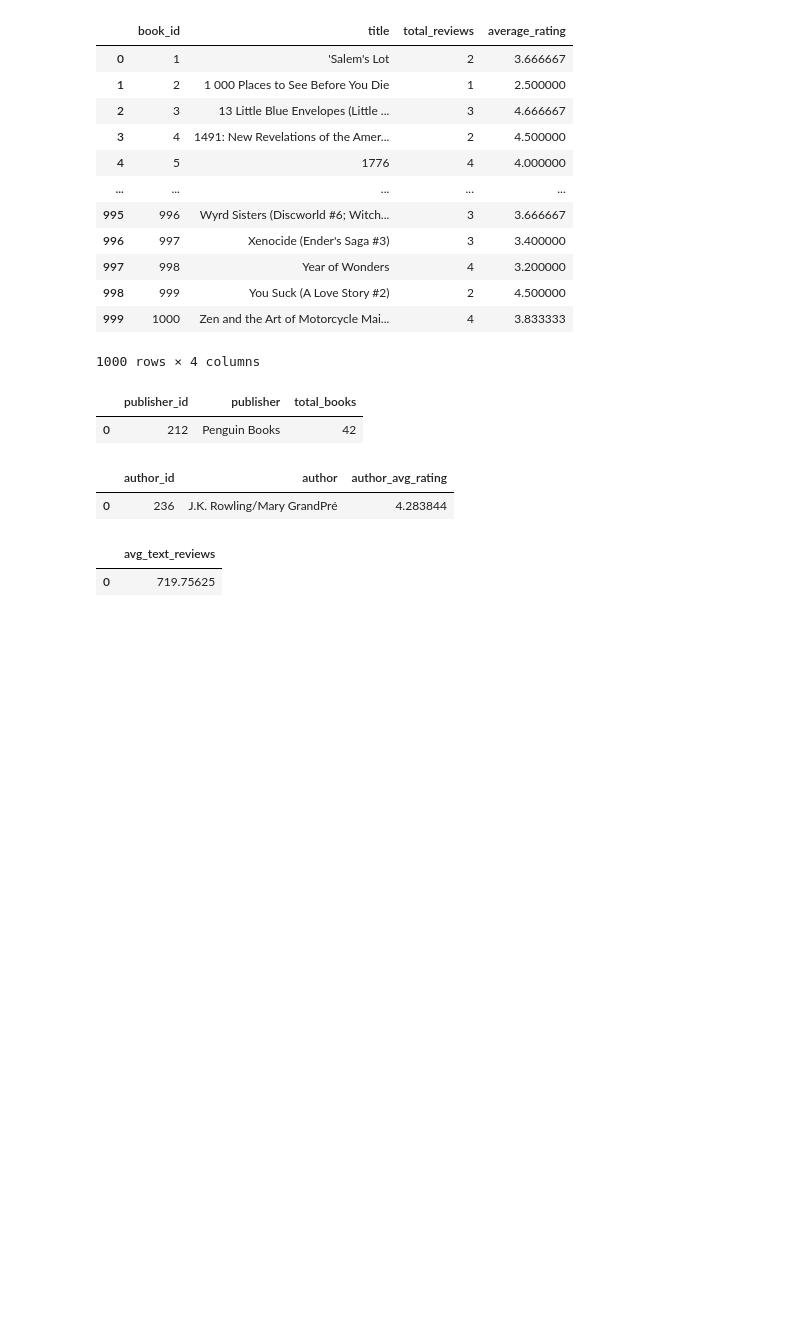
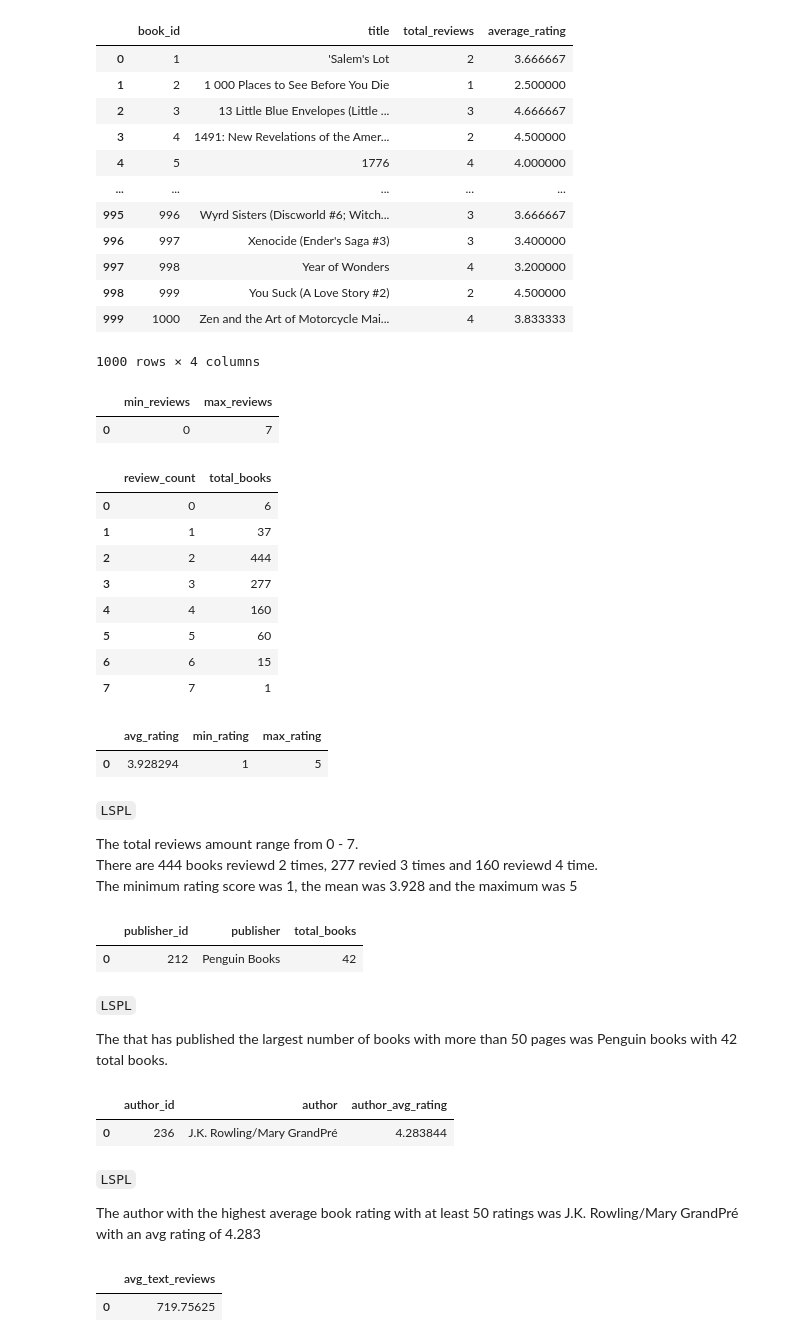
Before and after one commit to LuisPastranaLemus/P-20251014_Tripleten_FinalProject, a Jupyter notebook: notebooks/00-3_sql_case_guided_analysis_foundations.ipynb, the cells around one changed output. Drawn from its saved outputs; the diff is of its cells as text; code cells hidden in the pictures; blank space fills up the shorter version.

```diff
--- a/notebooks/00-3_sql_case_guided_analysis_foundations.ipynb
+++ b/notebooks/00-3_sql_case_guided_analysis_foundations.ipynb
@@ -224,6 +244,53 @@ pd.io.sql.read_sql(query, con = engine)
 | 998 | 999 | You Suck (A Love Story #2) | 2 | 4.500000 |
 | 999 | 1000 | Zen and the Art of Motorcycle Mai... | 4 | 3.833333 |
 1000 rows × 4 columns
+# %%
+query = "SELECT MIN(review_count) AS min_reviews, MAX(review_count) AS max_reviews \
+         FROM (SELECT b.book_id, COUNT(DISTINCT r.review_id) AS review_count \
+         FROM books b \
+         LEFT JOIN reviews r ON b.book_id = r.book_id \
+         GROUP BY b.book_id) AS review_summary;"
+
+pd.io.sql.read_sql(query, con = engine)
+# %% [output]
+|  | min_reviews | max_reviews |
+| 0 | 0 | 7 |
+# %%
+query = "SELECT review_count, COUNT(*) AS total_books \
+         FROM (SELECT b.book_id, COUNT(DISTINCT r.review_id) AS review_count \
+               FROM books b \
+               LEFT JOIN reviews r ON b.book_id = r.book_id \
+               GROUP BY b.book_id) AS review_summary \
+        GROUP BY review_count \
+        ORDER BY review_count;"
+
+pd.io.sql.read_sql(query, con = engine)
+# %% [output]
+|  | review_count | total_books |
+| 0 | 0 | 6 |
+| 1 | 1 | 37 |
+| 2 | 2 | 444 |
+| 3 | 3 | 277 |
+| 4 | 4 | 160 |
+| 5 | 5 | 60 |
+| 6 | 6 | 15 |
+| 7 | 7 | 1 |
+# %%
+query =  "SELECT AVG(rt.rating) AS avg_rating, MIN(rt.rating) AS min_rating, MAX(rt.rating) AS max_rating \
+          FROM ratings rt \
+          WHERE rt.book_id IN (SELECT DISTINCT rv.book_id \
+                              FROM reviews rv);"
+
+pd.io.sql.read_sql(query, con = engine)
+# %% [output]
+|  | avg_rating | min_rating | max_rating |
+| 0 | 3.928294 | 1 | 5 |
+# %% [markdown]
+`LSPL`
+
+The total reviews amount range from 0 - 7.
+There are 444 books reviewd 2 times, 277 revied 3 times and 160 reviewd 4 time.
+The minimum rating score was 1, the mean was 3.928 and the maximum was 5
 # %%
 # Identify the publisher that has published the largest number of books with more than 50 pages (this will help you exclude pamphlets and
 # similar publications from your analysis).
@@ -239,6 +306,10 @@ pd.io.sql.read_sql(query, con = engine)
 # %% [output]
 |  | publisher_id | publisher | total_books |
 | 0 | 212 | Penguin Books | 42 |
+# %% [markdown]
+`LSPL`
+
+The that has published the largest number of books with more than 50 pages was Penguin books with 42 total books.
 # %%
 # Identify the author with the highest average book rating: Look only at books with at least 50 ratings.
 query = "SELECT a.author_id, a.author, AVG(book_avg.rating_avg) AS author_avg_rating \
@@ -256,6 +327,10 @@ pd.io.sql.read_sql(query, con = engine)
 # %% [output]
 |  | author_id | author | author_avg_rating |
 | 0 | 236 | J.K. Rowling/Mary GrandPré | 4.283844 |
+# %% [markdown]
+`LSPL`
+
+The author with the highest average book rating with at least 50 ratings was J.K. Rowling/Mary GrandPré with an avg rating of 4.283
 # %%
 # Find the average number of text reviews among users who rated more than 50 books.
 query = "SELECT AVG(user_review_count) AS avg_text_reviews \
```
Also changed, not shown: parts of 5 cells of this notebook.
